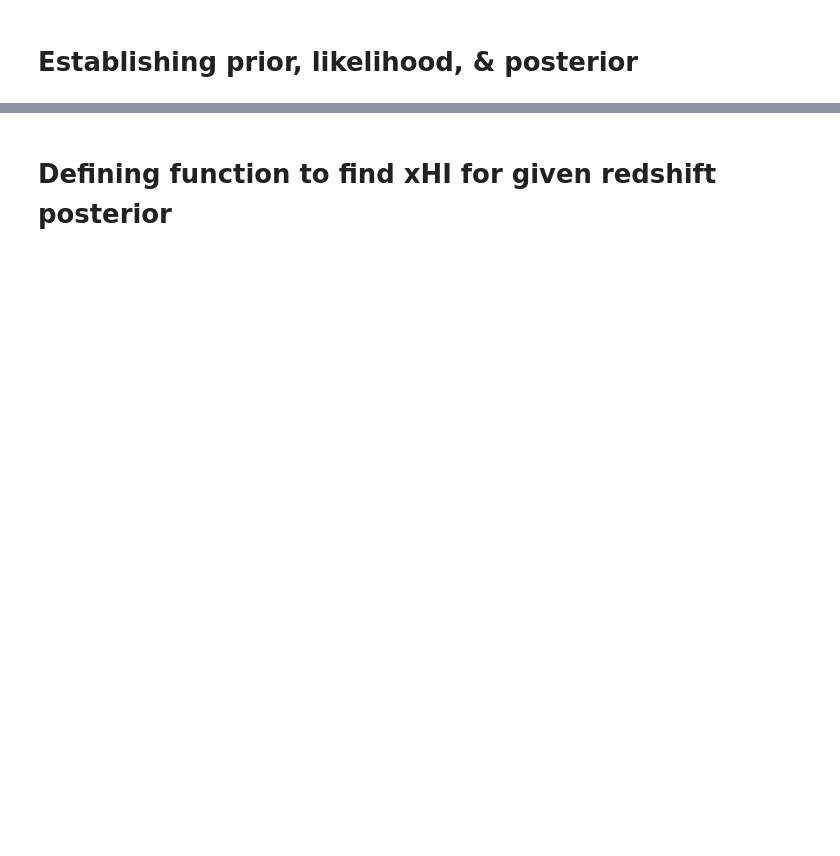
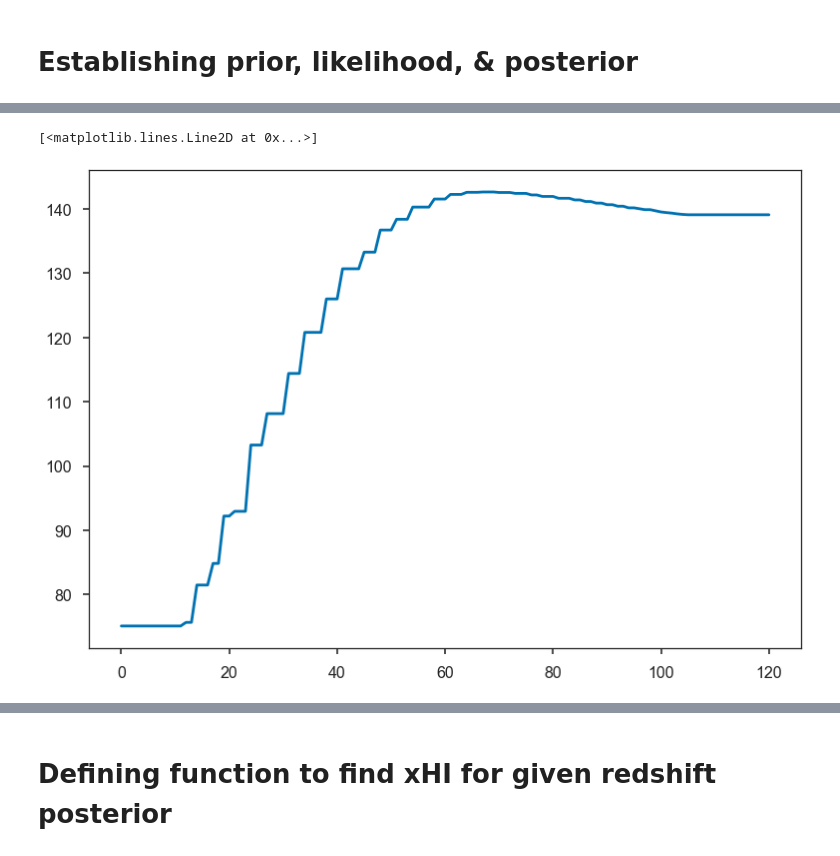
Before and after one commit to amora250/SAO-REU2020, a Jupyter notebook: CODE/Fit_LF.ipynb, the cells around one changed output, grey strips where cells are left out. Saved outputs shown, nothing was run; the diff lists cells and outputs as text; code cells hidden in the pictures; blank space fills up the shorter version.

```diff
--- a/CODE/Fit_LF.ipynb
+++ b/CODE/Fit_LF.ipynb
@@ -133,3 +168,8 @@ def log_likelihood(theta, x, y, dy_l, dy_u, z):
+# %%
+plt.plot(likelihood)
+# %% [output]
+[<matplotlib.lines.Line2D at 0x...>]
+[figure, added]
 # %%
 def log_posterior(theta, x, y, dy_l, dy_u, z):
     """
```
Also changed, not shown: parts of 12 cells of this notebook.
